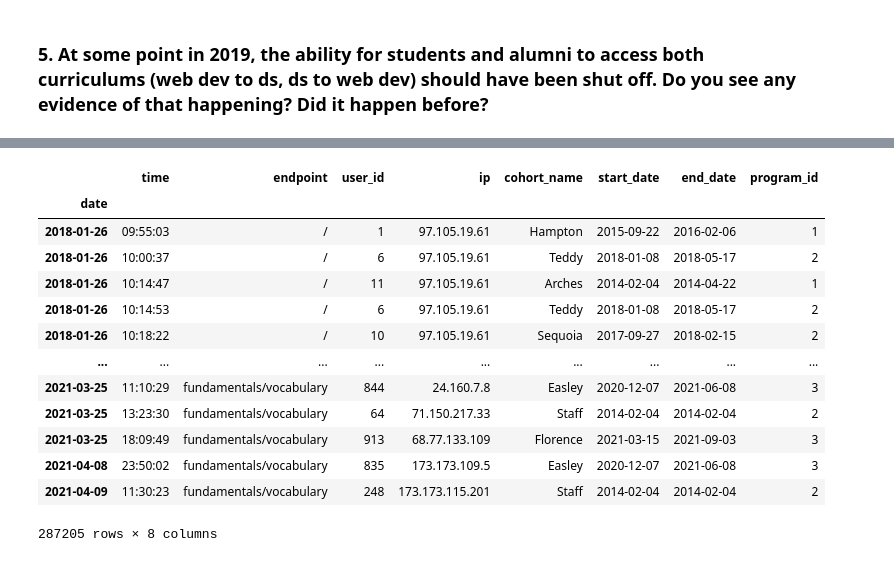
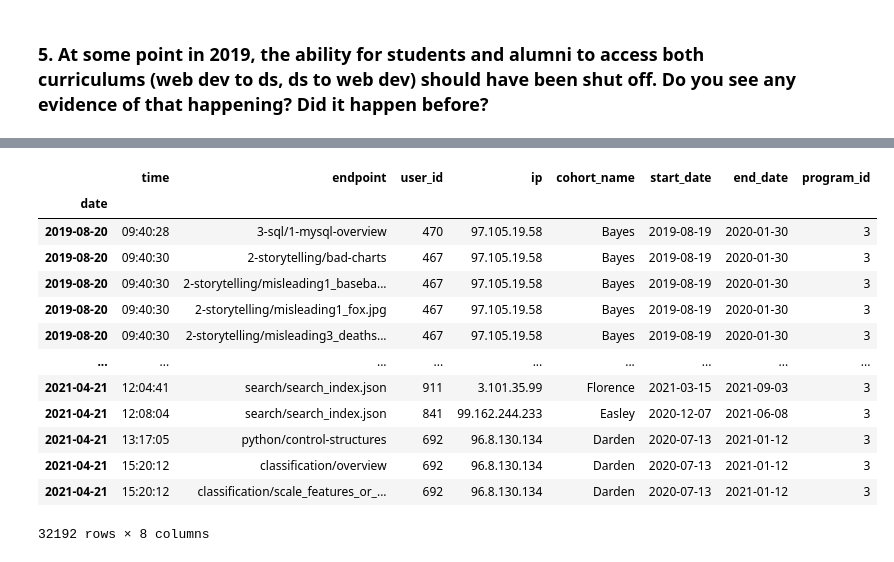
Before and after one commit to VincentBanuelos/anomaly-detection-project, a Jupyter notebook: ad-work.ipynb, the cells around one changed output, grey strips where cells are left out. Saved outputs shown, nothing was run; the diff lists cells and outputs as text; code cells hidden in the pictures.

```diff
--- a/ad-work.ipynb
+++ b/ad-work.ipynb
@@ -222,21 +230,19 @@ lst
-# %%
-new_df = pd.DataFrame()
-for x in lst:
-   a = df[df.endpoint == x]
-   new_df = pd.concat([new_df, a])
-new_df
-# %% [output]
-|  | time | endpoint | user_id | ip | cohort_name | start_date | end_date | program_id |
-| date |  |  |  |  |  |  |  |  |
-| 2018-01-26 | 09:55:03 | / | 1 | 97.105.19.61 | Hampton | 2015-09-22 | 2016-02-06 | 1 |
-| 2018-01-26 | 10:00:37 | / | 6 | 97.105.19.61 | Teddy | 2018-01-08 | 2018-05-17 | 2 |
-| 2018-01-26 | 10:14:47 | / | 11 | 97.105.19.61 | Arches | 2014-02-04 | 2014-04-22 | 1 |
-| 2018-01-26 | 10:14:53 | / | 6 | 97.105.19.61 | Teddy | 2018-01-08 | 2018-05-17 | 2 |
-| 2018-01-26 | 10:18:22 | / | 10 | 97.105.19.61 | Sequoia | 2017-09-27 | 2018-02-15 | 2 |
-| ... | ... | ... | ... | ... | ... | ... | ... | ... |
-| 2021-03-25 | 11:10:29 | fundamentals/vocabulary | 844 | 24.160.7.8 | Easley | 2020-12-07 | 2021-06-08 | 3 |
-| 2021-03-25 | 13:23:30 | fundamentals/vocabulary | 64 | 71.150.217.33 | Staff | 2014-02-04 | 2014-02-04 | 2 |
-| 2021-03-25 | 18:09:49 | fundamentals/vocabulary | 913 | 68.77.133.109 | Florence | 2021-03-15 | 2021-09-03 | 3 |
-| 2021-04-08 | 23:50:02 | fundamentals/vocabulary | 835 | 173.173.109.5 | Easley | 2020-12-07 | 2021-06-08 | 3 |
-| 2021-04-09 | 11:30:23 | fundamentals/vocabulary | 248 | 173.173.115.201 | Staff | 2014-02-04 | 2014-02-04 | 2 |
-287205 rows × 8 columns
+# %%
+ds_in_web = ds_df[(ds_df.endpoint.isin(web_df.endpoint)) & (ds_df.endpoint != '/')]
+web_in_ds = web_df[(web_df.endpoint.isin(ds_df.endpoint)) & (web_df.endpoint != '/')]
+ds_in_web
+# %% [output]
+|  | time | endpoint | user_id | ip | cohort_name | start_date | end_date | program_id |
+| date |  |  |  |  |  |  |  |  |
+| 2019-08-20 | 09:40:28 | 3-sql/1-mysql-overview | 470 | 97.105.19.58 | Bayes | 2019-08-19 | 2020-01-30 | 3 |
+| 2019-08-20 | 09:40:30 | 2-storytelling/bad-charts | 467 | 97.105.19.58 | Bayes | 2019-08-19 | 2020-01-30 | 3 |
+| 2019-08-20 | 09:40:30 | 2-storytelling/misleading1_baseba... | 467 | 97.105.19.58 | Bayes | 2019-08-19 | 2020-01-30 | 3 |
+| 2019-08-20 | 09:40:30 | 2-storytelling/misleading1_fox.jpg | 467 | 97.105.19.58 | Bayes | 2019-08-19 | 2020-01-30 | 3 |
+| 2019-08-20 | 09:40:30 | 2-storytelling/misleading3_deaths... | 467 | 97.105.19.58 | Bayes | 2019-08-19 | 2020-01-30 | 3 |
+| ... | ... | ... | ... | ... | ... | ... | ... | ... |
+| 2021-04-21 | 12:04:41 | search/search_index.json | 911 | 3.101.35.99 | Florence | 2021-03-15 | 2021-09-03 | 3 |
+| 2021-04-21 | 12:08:04 | search/search_index.json | 841 | 99.162.244.233 | Easley | 2020-12-07 | 2021-06-08 | 3 |
+| 2021-04-21 | 13:17:05 | python/control-structures | 692 | 96.8.130.134 | Darden | 2020-07-13 | 2021-01-12 | 3 |
+| 2021-04-21 | 15:20:12 | classification/overview | 692 | 96.8.130.134 | Darden | 2020-07-13 | 2021-01-12 | 3 |
+| 2021-04-21 | 15:20:12 | classification/scale_features_or_... | 692 | 96.8.130.134 | Darden | 2020-07-13 | 2021-01-12 | 3 |
+32192 rows × 8 columns
```
Also changed, not shown: parts of 26 cells of this notebook.
